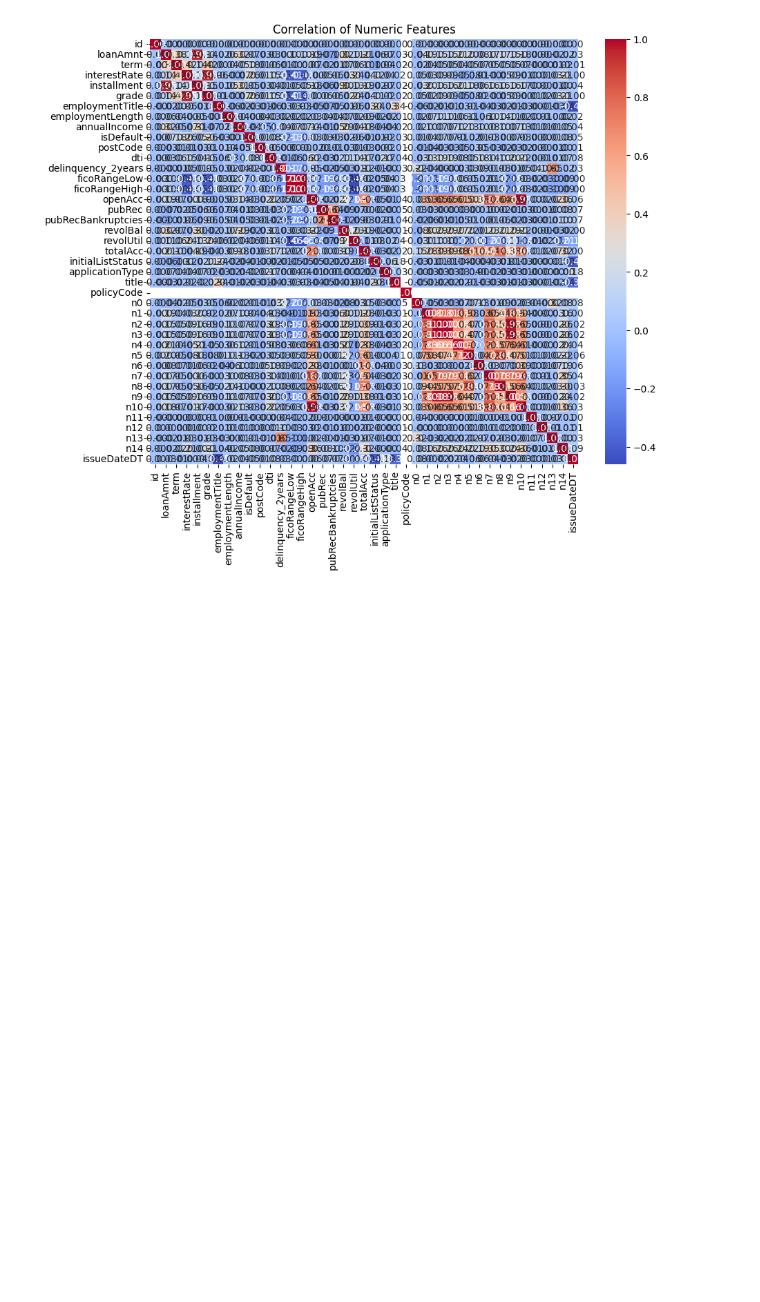
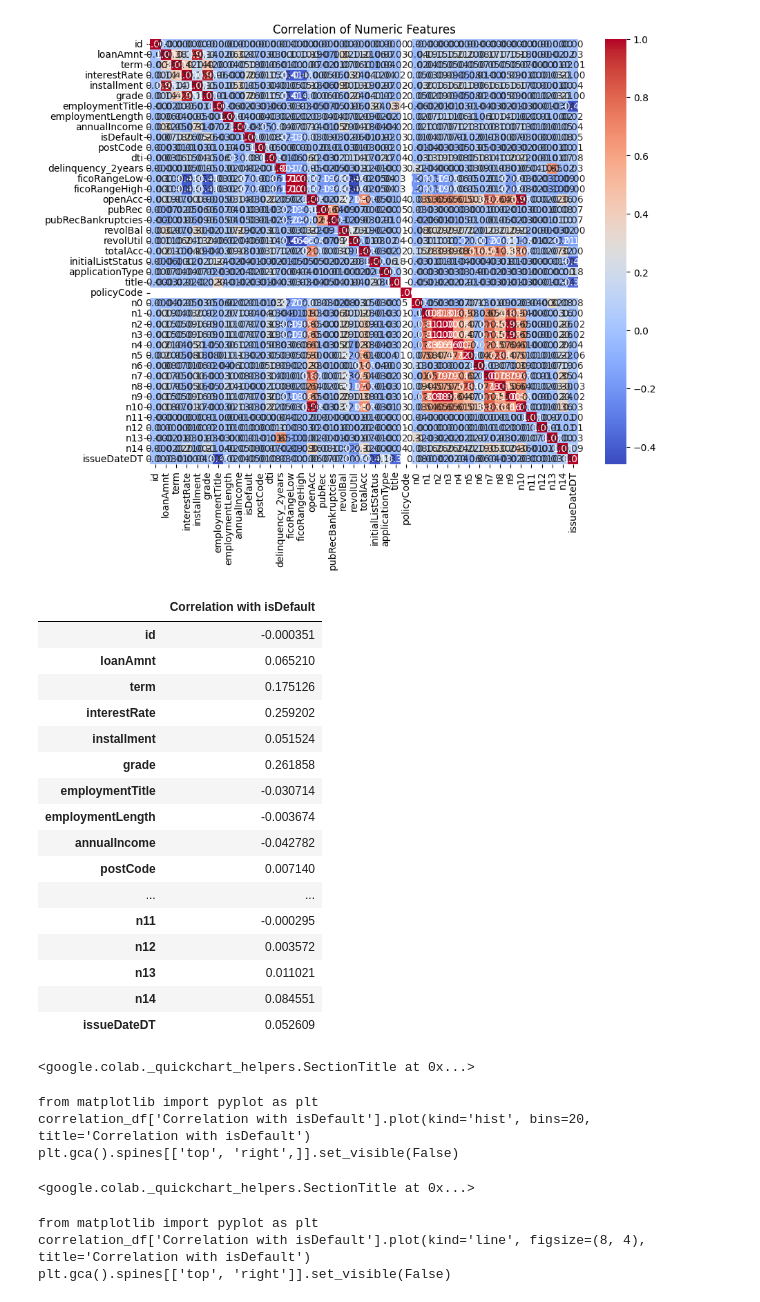
Before and after one commit to NancyNi27/Alibaba-Tianchi-Loan-Default-Prediction, a Jupyter notebook: iteration4.ipynb, the cells around one changed output. Saved outputs shown, nothing was run; the diff lists cells and outputs as text; code cells hidden in the pictures; blank space fills up the shorter version.

```diff
--- a/iteration4.ipynb
+++ b/iteration4.ipynb
@@ -698,3 +651,54 @@ plt.title('Correlation of Numeric Features')
 plt.show()
 # %% [output]
 [figure]
+# %%
+from pyspark.ml.feature import VectorAssembler
+from pyspark.ml.stat import Correlation
+from pyspark.sql.functions import col
+
+# Define the columns to include in the correlation analysis
+numeric_features = [t[0] for t in data_train1.dtypes if t[1] in ['int', 'double', 'float'] and t[0] != 'isDefault']
+
+# Add the target variable 'isDefault'
+features = numeric_features + ['isDefault']
+
+# Use VectorAssembler to combine all feature columns into a single vector column
+assembler = VectorAssembler(inputCols=features, outputCol="features")
+assembled_data = assembler.transform(data_train1)
+
+# Compute the Pearson correlation matrix between all features (including 'isDefault')
+correlation_matrix = Correlation.corr(assembled_data, "features", "pearson").head()[0]
+
+# Extract the correlation values for 'isDefault' with all features
+correlation_vector = correlation_matrix.toArray()[:, -1]  # Select the last column, correlations with 'isDefault'
+
+# Create a pandas DataFrame for easy viewing
+import pandas as pd
+correlation_df = pd.DataFrame(correlation_vector[:-1], index=numeric_features, columns=['Correlation with isDefault'])
+correlation_df
+# %% [output]
+|  | Correlation with isDefault |
+| id | -0.000351 |
+| loanAmnt | 0.065210 |
+| term | 0.175126 |
+| interestRate | 0.259202 |
+| installment | 0.051524 |
+| grade | 0.261858 |
+| employmentTitle | -0.030714 |
+| employmentLength | -0.003674 |
+| annualIncome | -0.042782 |
+| postCode | 0.007140 |
+| ... | ... |
+| n11 | -0.000295 |
+| n12 | 0.003572 |
+| n13 | 0.011021 |
+| n14 | 0.084551 |
+| issueDateDT | 0.052609 |
+<google.colab._quickchart_helpers.SectionTitle at 0x...>
+from matplotlib import pyplot as plt
+correlation_df['Correlation with isDefault'].plot(kind='hist', bins=20, title='Correlation with isDefault')
+plt.gca().spines[['top', 'right',]].set_visible(False)
+<google.colab._quickchart_helpers.SectionTitle at 0x...>
+from matplotlib import pyplot as plt
+correlation_df['Correlation with isDefault'].plot(kind='line', figsize=(8, 4), title='Correlation with isDefault')
+plt.gca().spines[['top', 'right']].set_visible(False)
```
Also changed, not shown: parts of 9 cells of this notebook.
